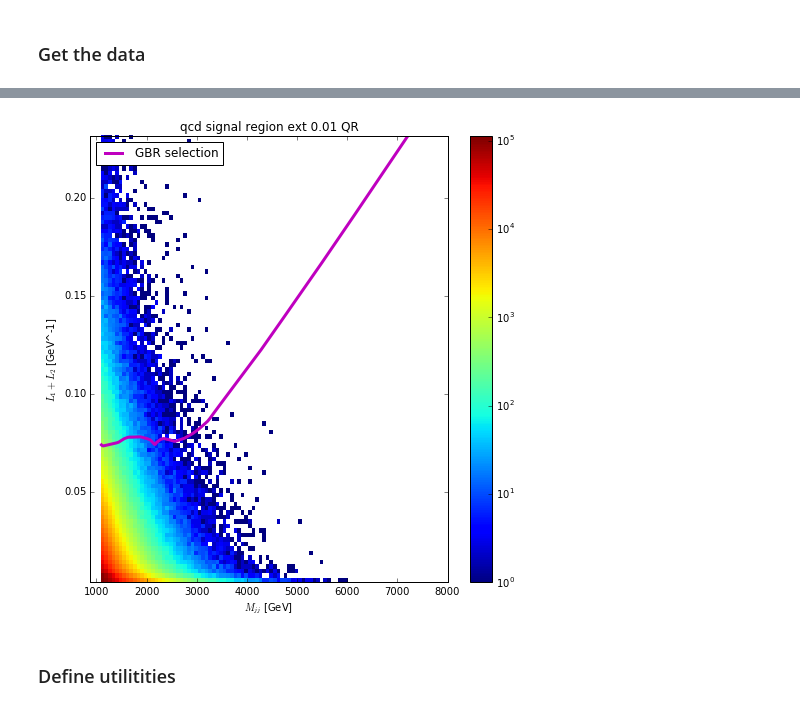
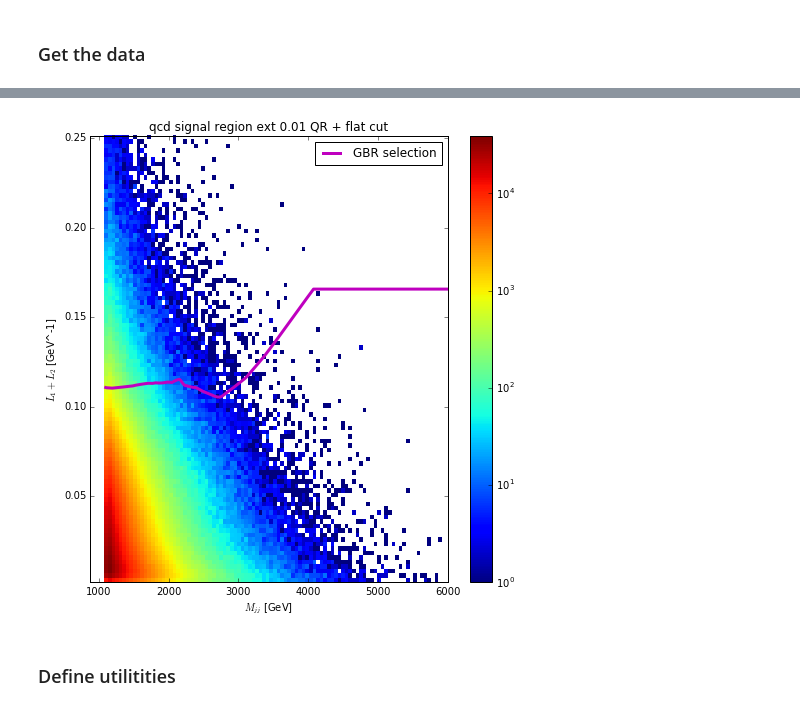
Before and after one commit to kingusiu/goodness_of_fit, a Jupyter notebook: ModelIndepoAnomalyDetection_v4.ipynb, the cells around one changed output, grey strips where cells are left out. Cells and saved outputs as stored; diff of their text form; code cells hidden in the pictures.

```diff
--- a/ModelIndepoAnomalyDetection_v4.ipynb
+++ b/ModelIndepoAnomalyDetection_v4.ipynb
@@ -383,3 +411,8 @@ c.SaveAs(os.path.join(fig_dir,'qcd_'+qr_data+'_mjj_selected_vs_rejected_hist.png
+# %%
+def getSelection_regressionCut(x_Mjj, x_loss):
+    x_Mjj[x_Mjj > scaleDownMjj(max_acc_mjj)] = scaleDownMjj(max_acc_mjj) # cut values at max qcd accepted mjj
+    cut = model.predict(np.reshape(x_Mjj, (-1,1)))
+    return x_loss > cut.flatten()
 # %% [markdown]
 # Define and test Hypotesis test
 # %%
@@ -511,0 +552,5 @@ print(sample_loc.keys())
+# %%
+print(sc.sample_loc.keys())
+SM_samples = ['qcdSig', 'qcdSigBis']
+BSM_samples = ['GtoWW15na', 'GtoWW20na', 'GtoWW25na', 'GtoWW30na', 'GtoWW35na', 'GtoWW40na', 'GtoWW45na', \
+              'GtoWW15br', 'GtoWW20br', 'GtoWW25br', 'GtoWW30br', 'GtoWW35br', 'GtoWW40br', 'GtoWW45br']
@@ -524,14 +571,15 @@ table = PrettyTable()
 table.field_names = ['Sample', 'Trg evts', 'Eff. trg [%]', 'VAE sel. evts', 'Eff VAE [%]']
 # %%
 # read in data
+all_samples = SM_samples + BSM_samples
 labels = None
-for n, file_dir in sample_loc.iteritems():
+for n in all_samples:
     print(n)
-    if n == 'qcdSigExt':
-        #sample = qcd_data_total[int(N_evts*QR_train_share):] # all of qcd already read in
-         sample, labels, N_evts = read_in_data( file_dir )
+    if n == 'qcdSigBis':
+        sample = recarray_to_data( qcd_data_total[int(N_evts*QR_train_share):] ) # all of qcd already read in
+        #sample, labels, N_evts = read_in_data( file_dir )
     else:
-        sample, labels, N_evts = read_in_data( file_dir )
+        sample, labels = read_results( os.path.join( sc.result_dir, sc.sample_loc[n] ) )
     result_data[n] = sample
     #sample_nGenEvts[n] = sample.shape[0]
 # %% [output]
@@ -559,14 +624,14 @@ print(labels)
 # %%
 # compute discriminating var and selection for data, print in table
-for n, file_dir in sample_loc.iteritems():
+for n in all_samples:
     x = result_data[n]
-    dVar = computeDiscriminatingVar(x)
-    sel = getSelection(scaleDownMjj(x[:,0]), dVar)
+    dVar = computeDiscriminatingVar_str(x[:,-6],x[:,-3])
+    sel = getSelection_regressionCut(scaleDownMjj(x[:,0]), dVar) # define sm (sel=0) & bsm (sel=1) membership
     x = np.column_stack((x, dVar, sel))
     print(x.shape[0])
     sample_eff[n] = float(x.shape[0])/sample_nGenEvts[n] # sample_eff == 1 if trigger eff = 100%
 
-    dt = [(str(s), '<f4') for s in labels + ['dVar']]
+    dt = [(str(s),'<f4') for s in labels] + [('dVar','<f4')]
     dt += [('sel', '?')]
     data[n] = np.array(list(zip(*x.T)), dtype=dt)
 
@@ -638,30 +725,30 @@ file_bin_counts.close()
 #     y = computeDiscriminatingVar_str(x['j1TotalLoss'],x['j2TotalLoss'])
 #     plot_hist_2d(x['mJJ'],y, 'mass jj', 'L1+L2', 'mass vs loss ' + label, n)
 # %%
-x = np.reshape(data['qcdSigExt']['mJJ'], (-1,1))
-y = computeDiscriminatingVar_str(data['qcdSigExt']['j1TotalLoss'], data['qcdSigExt']['j2TotalLoss'])
+x = np.reshape(data['qcdSigBis']['mJJ'], (-1,1))
+y = computeDiscriminatingVar_str(data['qcdSigBis']['j1TotalLoss'], data['qcdSigBis']['j2TotalLoss'])
 
 plt.figure(figsize=(8, 8))
 x_min = Mjj_selection*0.8
-x_max = 8000.
+x_max = 6000.
 plt.hist2d(x[:,0], y,
            range=((x_min , x_max), (np.min(y), np.percentile(y, 1e2*(1-1e-4)))),
            norm=LogNorm(), bins=100,
            label='qcd signal ext'
           )
 
 xs = np.arange(Mjj_selection, x_max, 0.001*(x_max-Mjj_selection))
-plt.plot(xs, model.predict(np.reshape(scaleDownMjj(xs), (-1,1))), '-', color='m', lw=3, label='GBR selection')
+plt.plot(xs, model.predict(np.reshape(np.minimum(scaleDownMjj(xs),scaleDownMjj(max_acc_mjj)), (-1,1))), '-', color='m', lw=3, label='GBR selection')
 
 plt.ylabel('$L_1 + L_2$ [GeV^-1]')
 plt.xlabel('$M_{jj}$ [GeV]')
-plt.title('qcd signal region ext '+ str(SM_eff) +' QR')
+plt.title('qcd signal region ext '+ str(SM_eff) +' QR + flat cut')
 plt.colorbar()
 plt.legend(loc='best')
 plt.draw()
 plt.savefig(os.path.join(fig_dir,'qcd_'+qr_data+'qr_selection_applied_hist2d.png'))
 # %% [output]
-[figure, old version]
+[figure, new version]
 # %% [markdown]
 ### Define utilitities
 # %%
```
Also changed, not shown: parts of 28 cells of this notebook, 9 other files.
